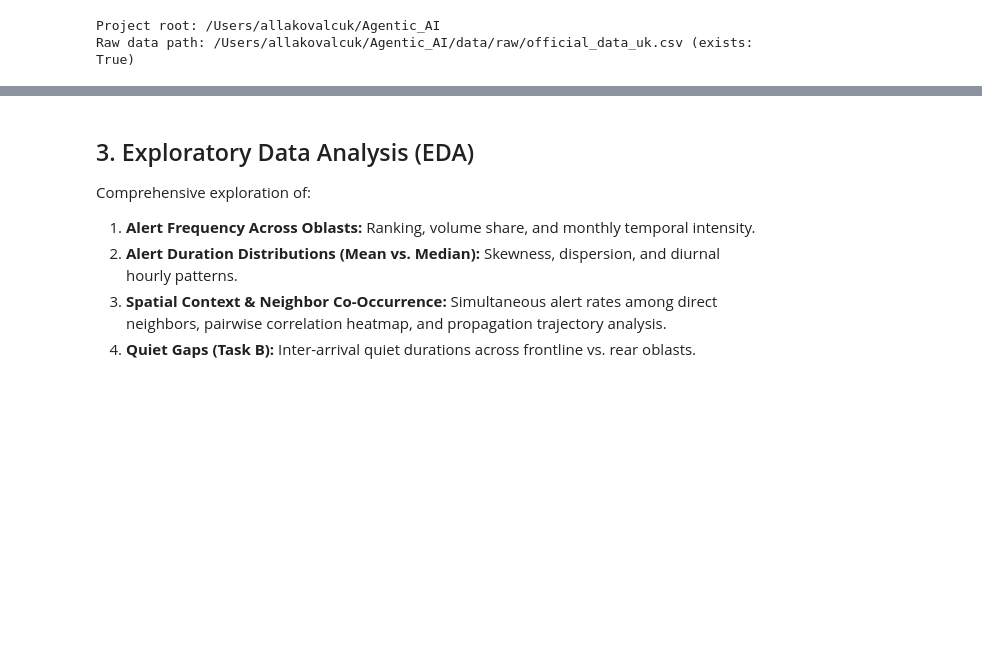
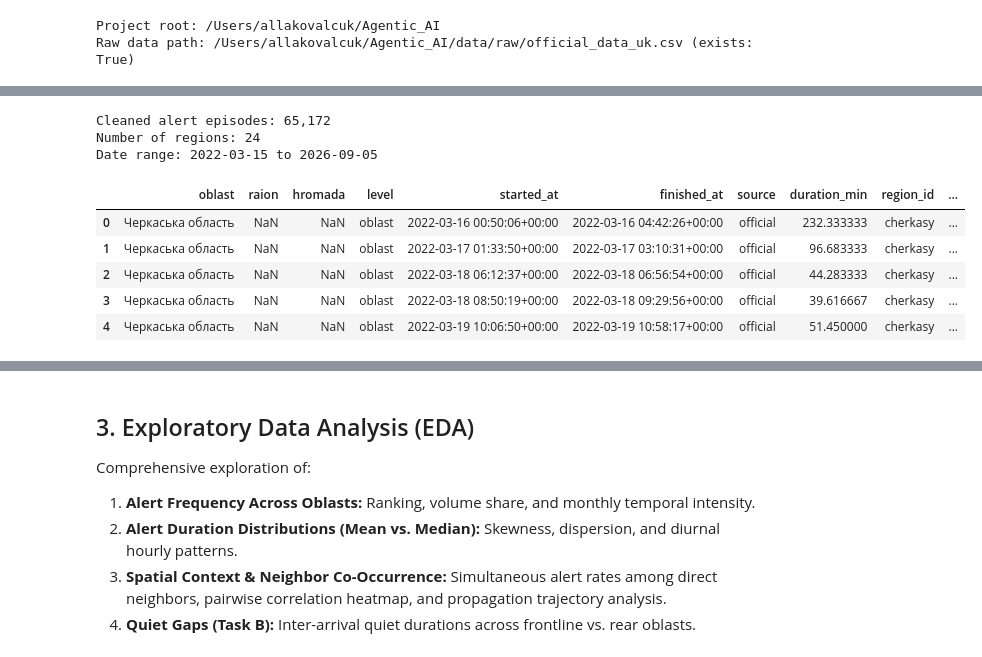
Before and after one commit to koalla05/air-alerts, a Jupyter notebook: notebooks/01_model_training_pipeline.ipynb, the cells around one changed output, grey strips where cells are left out. Drawn from its saved outputs; the diff is of its cells as text; code cells hidden in the pictures; blank space fills up the shorter version.

```diff
--- a/notebooks/01_model_training_pipeline.ipynb
+++ b/notebooks/01_model_training_pipeline.ipynb
@@ -87,7 +108,17 @@ display(df_raw.head())
 # %%
 # Clean alerts
-df_alerts = clean_alerts(df_raw, filter_level='oblast', min_duration_sec=60)
-print(f"Cleaned alert episodes: {len(df_alerts):,}")
-print(f"Number of regions: {df_alerts['region_id'].nunique()}")
-print(f"Date range: {df_alerts['started_at'].min().strftime('%Y-%m-%d')} to {df_alerts['started_at'].max().strftime('%Y-%m-%d')}")
-display(df_alerts.head())
+df_alerts_github = clean_alerts(df_raw, filter_level='oblast', min_duration_sec=60)
+print(f"Cleaned alert episodes: {len(df_alerts_github):,}")
+print(f"Number of regions: {df_alerts_github['region_id'].nunique()}")
+print(f"Date range: {df_alerts_github['started_at'].min().strftime('%Y-%m-%d')} to {df_alerts_github['started_at'].max().strftime('%Y-%m-%d')}")
+display(df_alerts_github.head())
+# %% [output]
+Cleaned alert episodes: 65,172
+Number of regions: 24
+Date range: 2022-03-15 to 2026-09-05
+|  | oblast | raion | hromada | level | started_at | finished_at | source | duration_min | region_id | ... |
+| 0 | Черкаська область | NaN | NaN | oblast | 2022-03-16 00:50:06+00:00 | 2022-03-16 04:42:26+00:00 | official | 232.333333 | cherkasy | ... |
+| 1 | Черкаська область | NaN | NaN | oblast | 2022-03-17 01:33:50+00:00 | 2022-03-17 03:10:31+00:00 | official | 96.683333 | cherkasy | ... |
+| 2 | Черкаська область | NaN | NaN | oblast | 2022-03-18 06:12:37+00:00 | 2022-03-18 06:56:54+00:00 | official | 44.283333 | cherkasy | ... |
+| 3 | Черкаська область | NaN | NaN | oblast | 2022-03-18 08:50:19+00:00 | 2022-03-18 09:29:56+00:00 | official | 39.616667 | cherkasy | ... |
+| 4 | Черкаська область | NaN | NaN | oblast | 2022-03-19 10:06:50+00:00 | 2022-03-19 10:58:17+00:00 | official | 51.450000 | cherkasy | ... |
```
Also changed, not shown: parts of 28 cells of this notebook, 21 other files.
